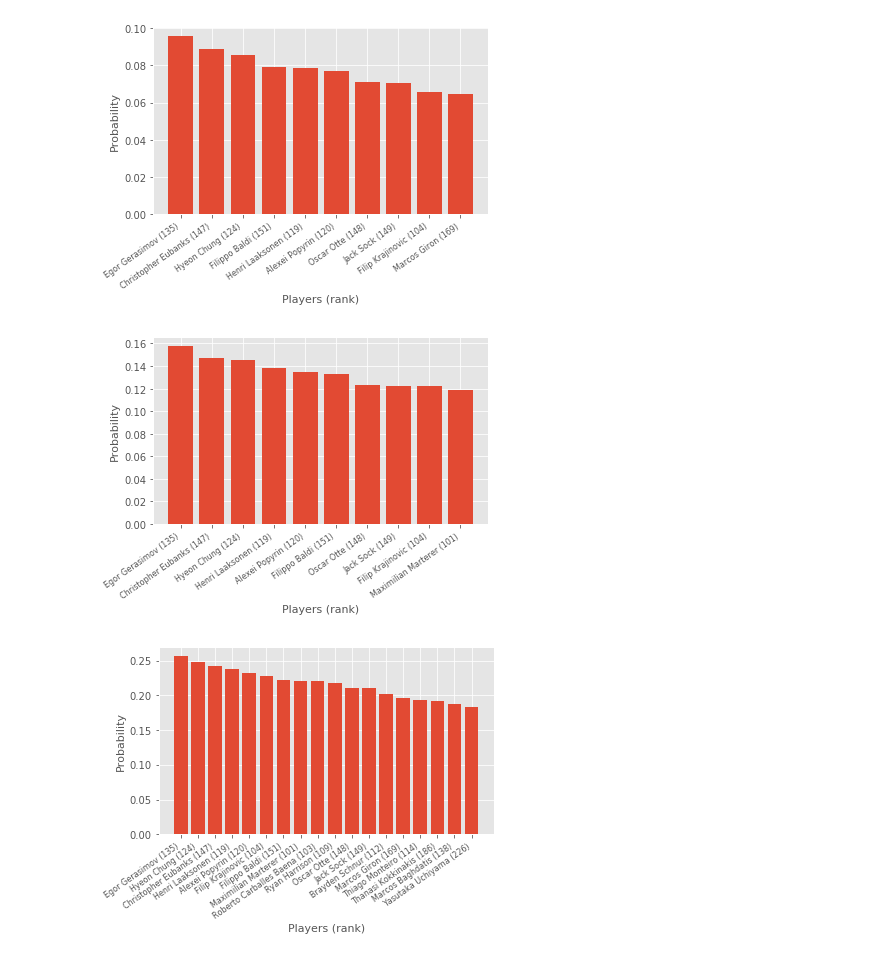
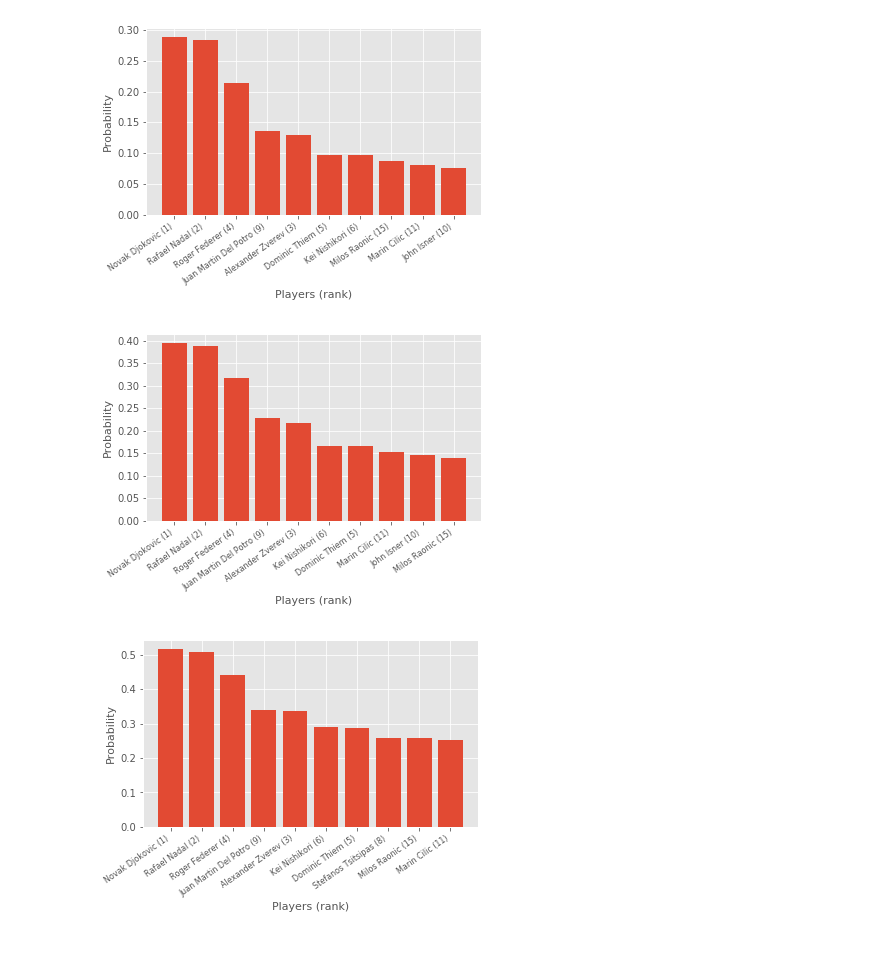
Before and after one commit to ant-louis/french-open-2019-winner-prediction, a Jupyter notebook: analyse_tournament_predictions.ipynb, the cells around one changed output. Saved outputs shown, nothing was run; the diff lists cells and outputs as text; code cells hidden in the pictures.

```diff
--- a/analyse_tournament_predictions.ipynb
+++ b/analyse_tournament_predictions.ipynb
@@ -9,7 +9,7 @@ plt.style.use('ggplot')
 pd.set_option('display.max_columns', 50)
 pd.set_option('display.max_rows', 128)
 
-year = '2019_qualifications'
+year = 2019
 
 # Files
 players_names = "_Data/Predictions/stats_players_{}.csv".format(year)
@@ -298,7 +298,7 @@ plt.ylabel('Probability', fontsize=11)
 # Save the plot
 plt.savefig("_Figures/rounds_{}_SF.eps".format(year), bbox_inches = "tight")
 # %% [output]
-[figure, old version]
+[figure, new version]
 # %%
 #-------------------------------------------------------------------------------------------
 # BAR PLOT FOR QF
@@ -330,39 +330,39 @@ plt.ylabel('Probability', fontsize=11)
 # Save the plot
 plt.savefig("_Figures/rounds_{}_QF.eps".format(year), bbox_inches = "tight")
 # %% [output]
-[figure, old version]
+[figure, new version]
 # %%
 #-------------------------------------------------------------------------------------------
 # BAR PLOT FOR R16
 #-------------------------------------------------------------------------------------------
-nb_players = 18
+nb_players = 10
 
 # Get names, ranks and probas of highest probabilities players
 names = R16_df.iloc[:nb_players, 0].tolist()
 ranks = R16_df.iloc[:nb_players, 1].tolist()
 probas = R16_df.iloc[:nb_players, 2].tolist()
 
 # Compute new labels for x-axis : Name (rank)
 x_labels = []
 for i, name in enumerate(names):
     new_label = name + ' (' + str(int(ranks[i])) + ')'
     x_labels.append(new_label)
 
 # Plot
 plt.figure()
 plt.subplots_adjust(bottom=0.23)
 x_pos = np.arange(0, nb_players, 1)
 plt.bar(x_pos, probas)
 
 # Set axes
 plt.xticks(x_pos, x_labels, rotation=35, ha='right', fontsize=8)
 plt.xlabel('Players (rank)', fontsize=11)
 plt.ylabel('Probability', fontsize=11)
 
 # Save the plot
 plt.savefig("_Figures/rounds_{}_R16.eps".format(year), bbox_inches = "tight")
 # %% [output]
-[figure, old version]
+[figure, new version]
 # %%
 #-------------------------------------------------------------------------------------------
 # BAR PLOT FOR R32
```
Also changed, not shown: parts of 12 cells of this notebook, 24 other files.
